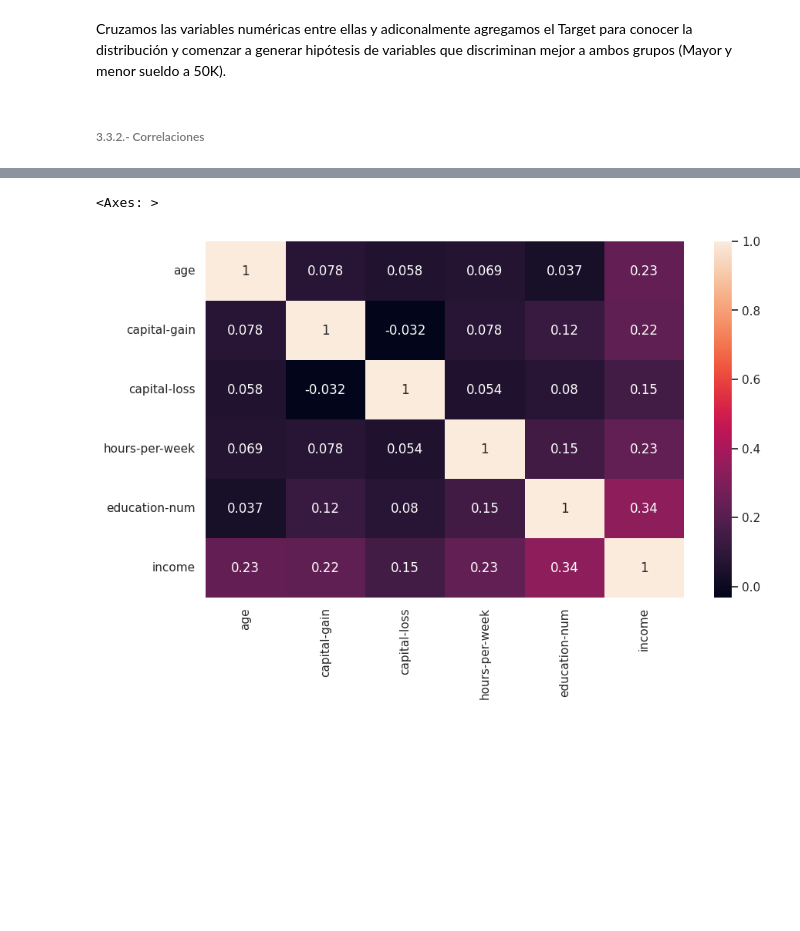
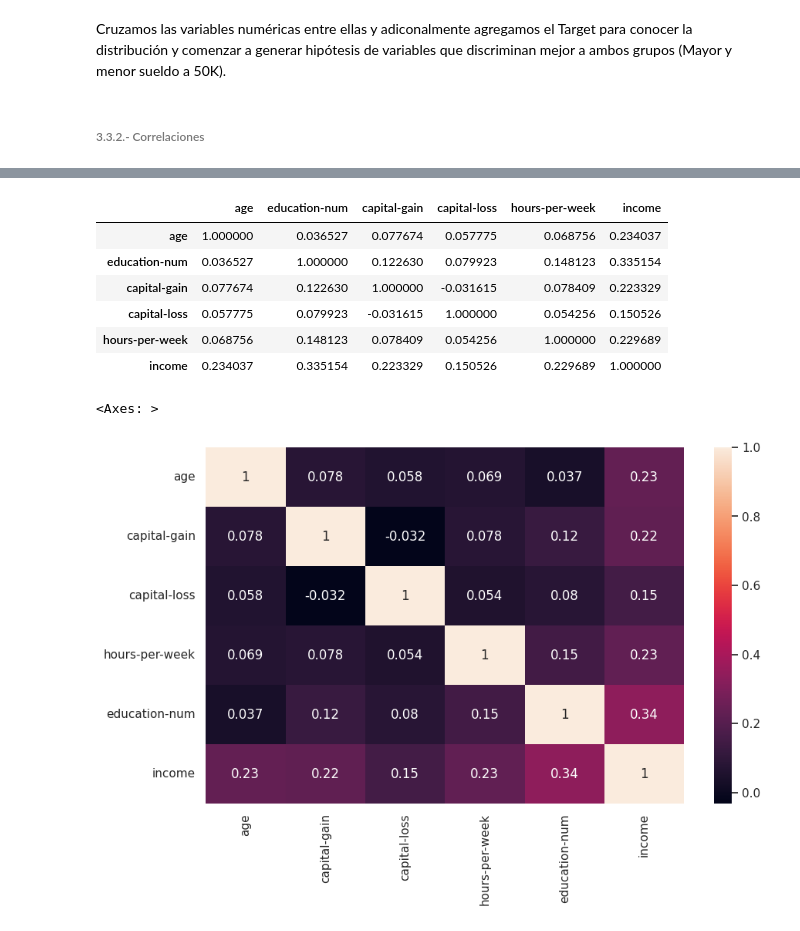
Before and after one commit to AxisAngeles/Smart_Data_DS_AI, a Jupyter notebook: clase_S06_Censo_Adultos.ipynb, the cells around one changed output, grey strips where cells are left out. Drawn from its saved outputs; the diff is of its cells as text; code cells hidden in the pictures; blank space fills up the shorter version.

```diff
--- a/clase_S06_Censo_Adultos.ipynb
+++ b/clase_S06_Censo_Adultos.ipynb
@@ -274,3 +279,24 @@ Cruzamos las variables numéricas entre ellas y adiconalmente agregamos el Targe
+# %%
+# Calcular el índice de Correlación para cada columna
+
+# 1) Obtener las columnas numéricas
+cols = []
+
+for c in df_train.columns:
+  if df_train[c].dtype == 'int64':
+    cols.append(c)
+
+
+# 2) Calcular la correlación con dichas columnas con el método "corr()"
+df_train[cols].corr()
+# %% [output]
+|  | age | education-num | capital-gain | capital-loss | hours-per-week | income |
+| age | 1.000000 | 0.036527 | 0.077674 | 0.057775 | 0.068756 | 0.234037 |
+| education-num | 0.036527 | 1.000000 | 0.122630 | 0.079923 | 0.148123 | 0.335154 |
+| capital-gain | 0.077674 | 0.122630 | 1.000000 | -0.031615 | 0.078409 | 0.223329 |
+| capital-loss | 0.057775 | 0.079923 | -0.031615 | 1.000000 | 0.054256 | 0.150526 |
+| hours-per-week | 0.068756 | 0.148123 | 0.078409 | 0.054256 | 1.000000 | 0.229689 |
+| income | 0.234037 | 0.335154 | 0.223329 | 0.150526 | 0.229689 | 1.000000 |
 # %%
 corr = df_train[['age', 'capital-gain', 'capital-loss', 'hours-per-week','education-num','income']].corr()
 plt.figure(figsize=(10,6))
```
Also changed, not shown: parts of 8 cells of this notebook.
